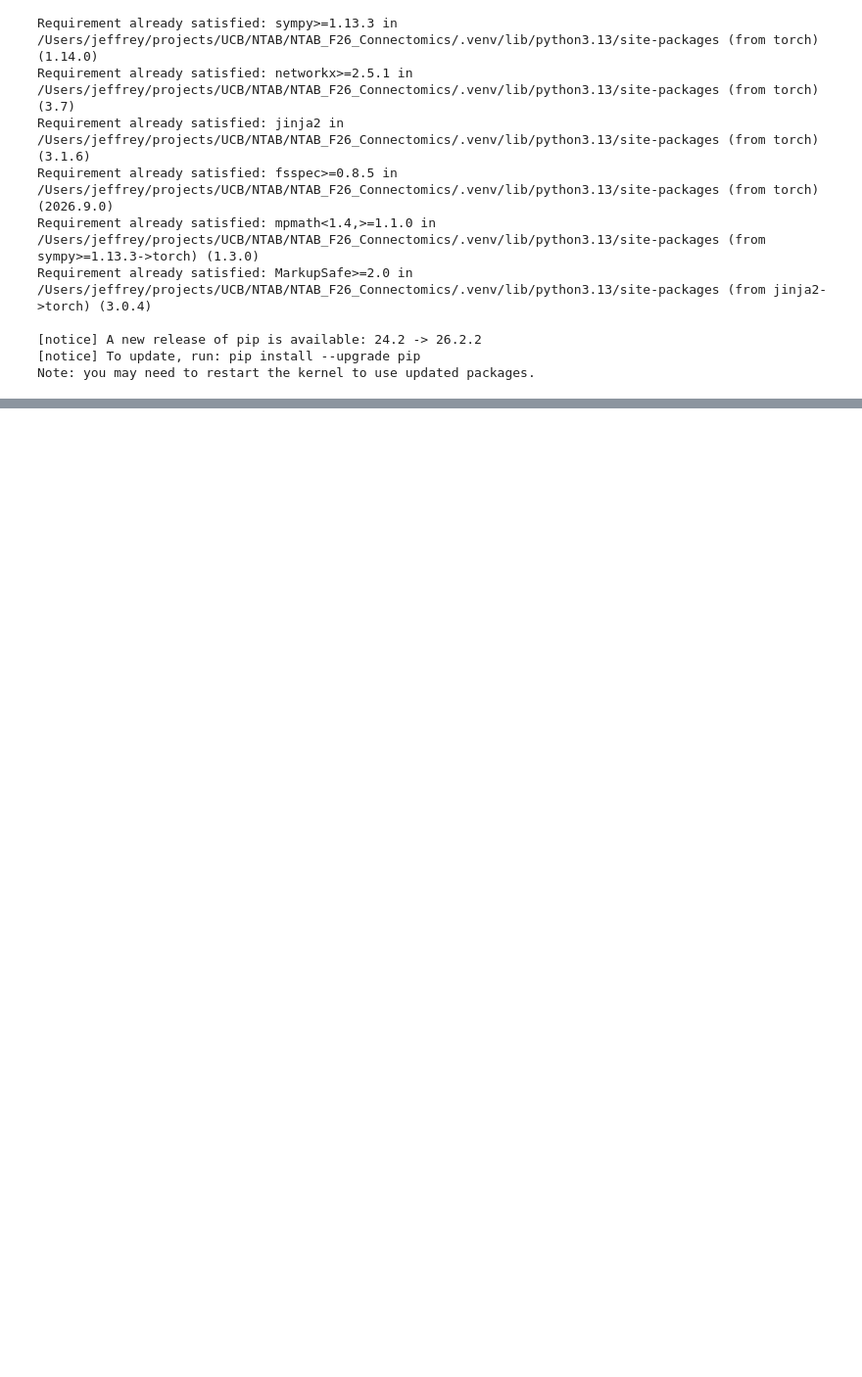
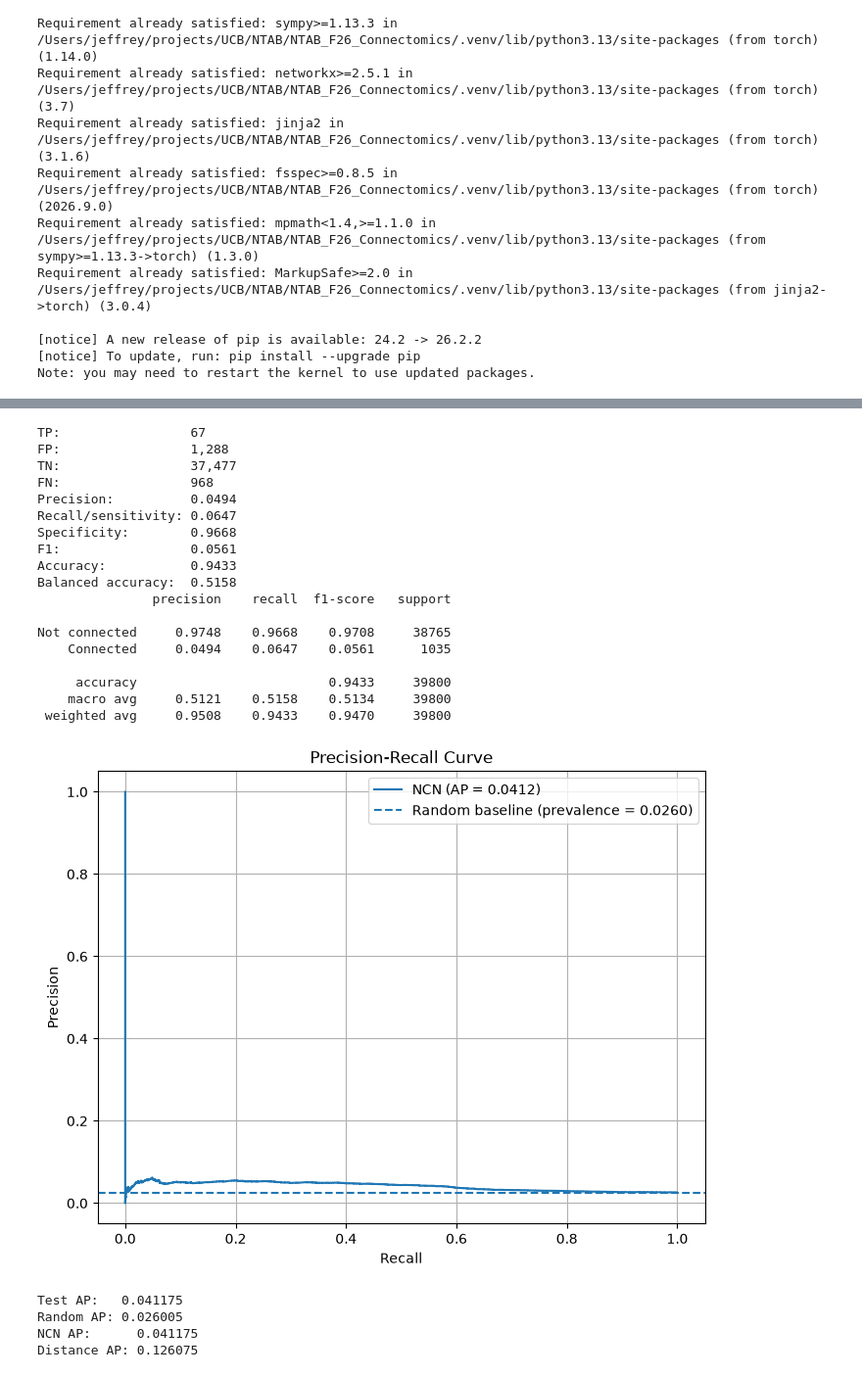
Before and after one commit to 12Jeef/NTAB_F26_Connectomics, a Jupyter notebook: jeffrey/official.ipynb, the cells around one changed output, grey strips where cells are left out. Shown at 98% size. Cells and saved outputs as stored; diff of their text form; code cells hidden in the pictures; blank space fills up the shorter version.

```diff
--- a/jeffrey/official.ipynb
+++ b/jeffrey/official.ipynb
@@ -1375,7 +1471,8 @@ model.eval()
 
 with torch.no_grad():
     test_outputs = model(
-        x_test,
+        traces_test,
+        feats_test,
         q_pairs_test,
         q_pair_distances_test,
         f_edges_test,
@@ -1394,33 +1491,57 @@ if not USE_STRENGTH:
 
     ap = average_precision_score(test_labels, test_probs)
 
     precision, recall, thresholds = precision_recall_curve(test_labels, test_probs)
 
     baseline = test_labels.mean()
 
     plt.figure(figsize=(8, 6))
     plt.plot(recall, precision, label=f"NCN (AP = {ap:.4f})")
     plt.axhline(
         y=baseline,
         linestyle="--",
         label=f"Random baseline (prevalence = {baseline:.4f})",
     )
     plt.xlabel("Recall")
     plt.ylabel("Precision")
     plt.title("Precision-Recall Curve")
     plt.legend()
     plt.grid(True)
     plt.show()
 
     print(f"Test AP:   {ap:.6f}")
     print(f"Random AP: {baseline:.6f}")
 
     distance_scores = -q_pair_distances_test.cpu().numpy()
 
     distance_ap = average_precision_score(test_labels, distance_scores)
 
     print(f"NCN AP:      {ap:.6f}")
     print(f"Distance AP: {distance_ap:.6f}")
+# %% [output]
+TP:                 67
+FP:                 1,288
+TN:                 37,477
+FN:                 968
+Precision:          0.0494
+Recall/sensitivity: 0.0647
+Specificity:        0.9668
+F1:                 0.0561
+Accuracy:           0.9433
+Balanced accuracy:  0.5158
+               precision    recall  f1-score   support
+
+Not connected     0.9748    0.9668    0.9708     38765
+    Connected     0.0494    0.0647    0.0561      1035
+
+     accuracy                         0.9433     39800
+    macro avg     0.5121    0.5158    0.5134     39800
+ weighted avg     0.9508    0.9433    0.9470     39800
+[figure, added]
+Test AP:   0.041175
+Random AP: 0.026005
+NCN AP:      0.041175
+Distance AP: 0.126075
 # %%
 if DISTANCE_BENCH and not USE_STRENGTH:
 
```
Also changed, not shown: parts of 4 cells of this notebook.
